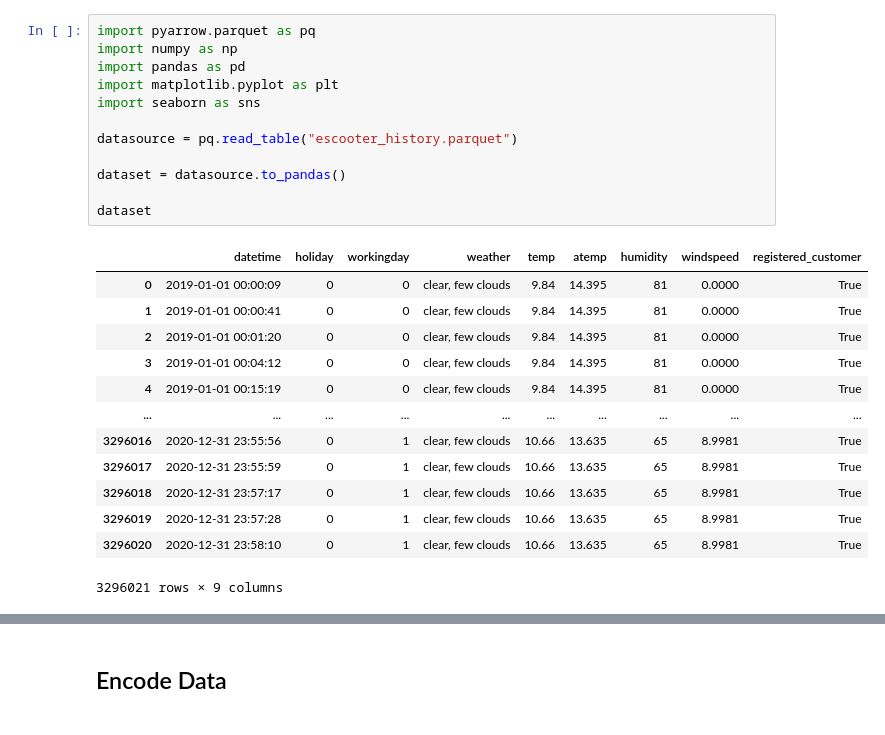
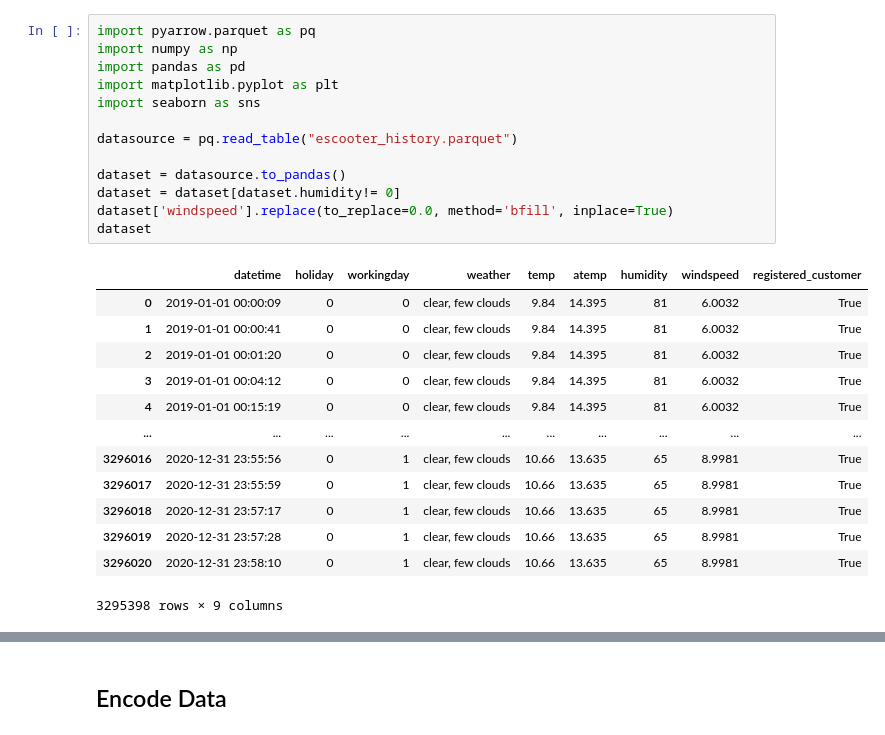
Before and after one commit to LeonBeyer123/Business_Intelligence, a Jupyter notebook: forecast.ipynb, the cells around one changed output, grey strips where cells are left out. Cells and saved outputs as stored; diff of their text form.

```diff
--- a/forecast.ipynb
+++ b/forecast.ipynb
@@ -1,26 +1,27 @@
 # %%
 import pyarrow.parquet as pq
 import numpy as np
 import pandas as pd
 import matplotlib.pyplot as plt
 import seaborn as sns
 
 datasource = pq.read_table("escooter_history.parquet")
 
 dataset = datasource.to_pandas()
-
+dataset = dataset[dataset.humidity!= 0]
+dataset['windspeed'].replace(to_replace=0.0, method='bfill', inplace=True)
 dataset
 # %% [output]
 |  | datetime | holiday | workingday | weather | temp | atemp | humidity | windspeed | registered_customer |
-| 0 | 2019-01-01 00:00:09 | 0 | 0 | clear, few clouds | 9.84 | 14.395 | 81 | 0.0000 | True |
-| 1 | 2019-01-01 00:00:41 | 0 | 0 | clear, few clouds | 9.84 | 14.395 | 81 | 0.0000 | True |
-| 2 | 2019-01-01 00:01:20 | 0 | 0 | clear, few clouds | 9.84 | 14.395 | 81 | 0.0000 | True |
-| 3 | 2019-01-01 00:04:12 | 0 | 0 | clear, few clouds | 9.84 | 14.395 | 81 | 0.0000 | True |
-| 4 | 2019-01-01 00:15:19 | 0 | 0 | clear, few clouds | 9.84 | 14.395 | 81 | 0.0000 | True |
+| 0 | 2019-01-01 00:00:09 | 0 | 0 | clear, few clouds | 9.84 | 14.395 | 81 | 6.0032 | True |
+| 1 | 2019-01-01 00:00:41 | 0 | 0 | clear, few clouds | 9.84 | 14.395 | 81 | 6.0032 | True |
+| 2 | 2019-01-01 00:01:20 | 0 | 0 | clear, few clouds | 9.84 | 14.395 | 81 | 6.0032 | True |
+| 3 | 2019-01-01 00:04:12 | 0 | 0 | clear, few clouds | 9.84 | 14.395 | 81 | 6.0032 | True |
+| 4 | 2019-01-01 00:15:19 | 0 | 0 | clear, few clouds | 9.84 | 14.395 | 81 | 6.0032 | True |
 | ... | ... | ... | ... | ... | ... | ... | ... | ... | ... |
 | 3296016 | 2020-12-31 23:55:56 | 0 | 1 | clear, few clouds | 10.66 | 13.635 | 65 | 8.9981 | True |
 | 3296017 | 2020-12-31 23:55:59 | 0 | 1 | clear, few clouds | 10.66 | 13.635 | 65 | 8.9981 | True |
 | 3296018 | 2020-12-31 23:57:17 | 0 | 1 | clear, few clouds | 10.66 | 13.635 | 65 | 8.9981 | True |
 | 3296019 | 2020-12-31 23:57:28 | 0 | 1 | clear, few clouds | 10.66 | 13.635 | 65 | 8.9981 | True |
 | 3296020 | 2020-12-31 23:58:10 | 0 | 1 | clear, few clouds | 10.66 | 13.635 | 65 | 8.9981 | True |
-3296021 rows × 9 columns
+3295398 rows × 9 columns
```
Also changed, not shown: parts of 33 cells of this notebook.
